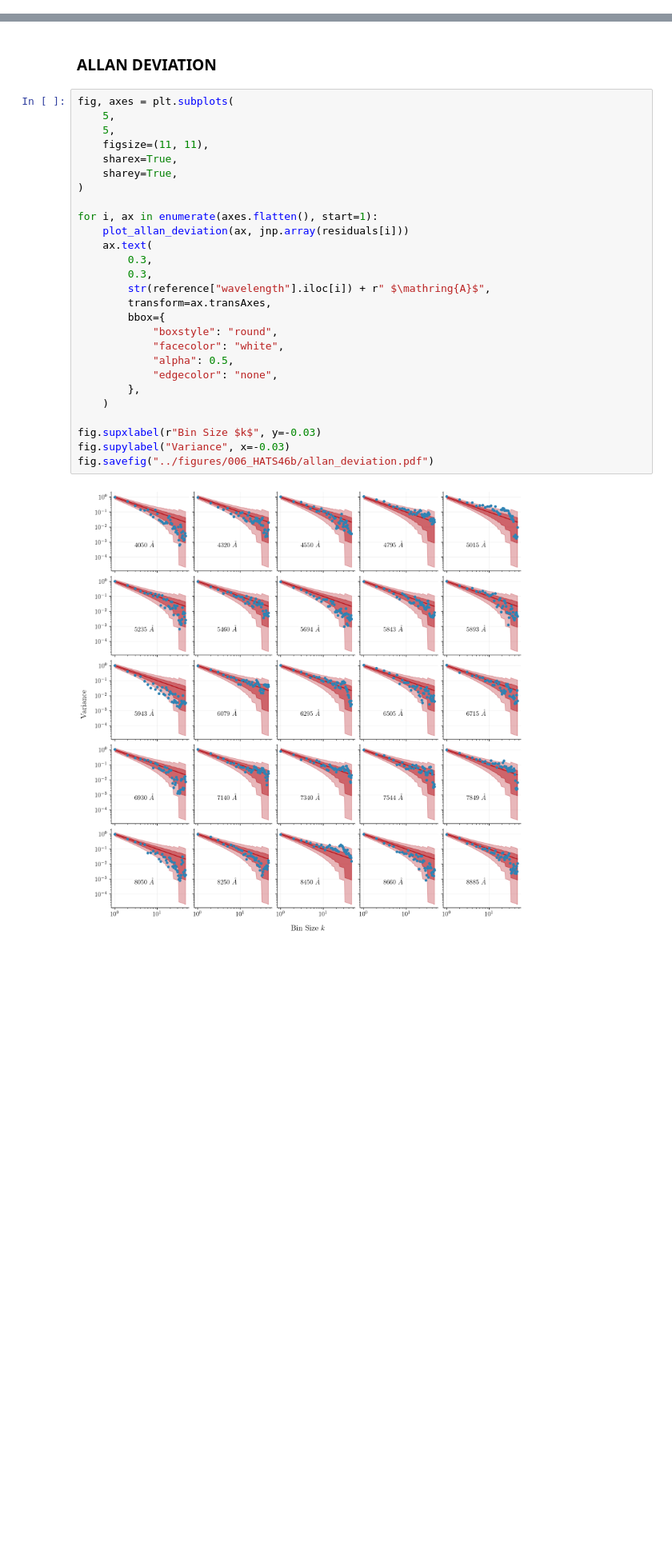
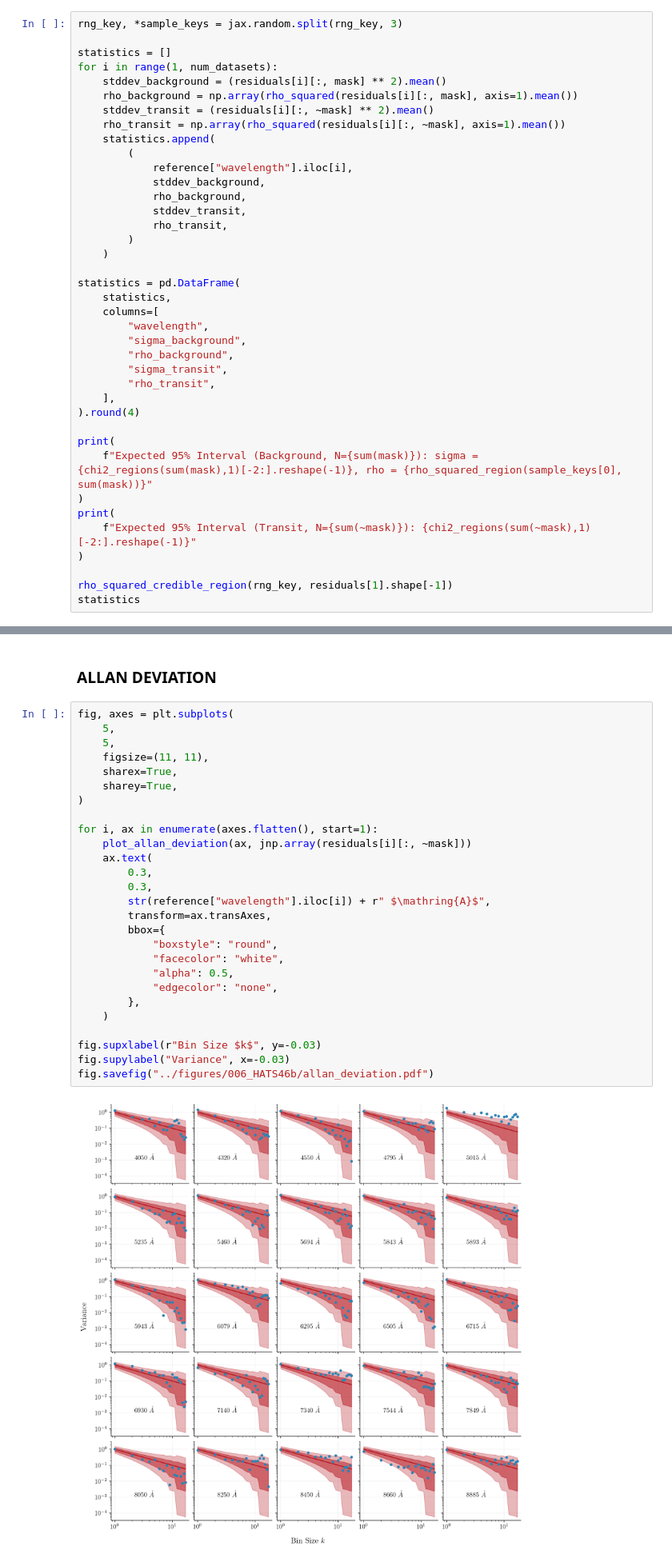
Before and after one commit to ChrisBoettner/gallifrey, a Jupyter notebook: notebooks/006_HATS_46b.ipynb, the cells around one changed output, grey strips where cells are left out. Shown at 80% size. Cells and saved outputs as stored; diff of their text form; blank space fills up the shorter version.

```diff
--- a/notebooks/006_HATS_46b.ipynb
+++ b/notebooks/006_HATS_46b.ipynb
@@ -571,0 +580,39 @@ fig.savefig("../figures/006_HATS46b/light_curves_and_residuals.pdf")
+# %%
+rng_key, *sample_keys = jax.random.split(rng_key, 3)
+
+statistics = []
+for i in range(1, num_datasets):
+    stddev_background = (residuals[i][:, mask] ** 2).mean()
+    rho_background = np.array(rho_squared(residuals[i][:, mask], axis=1).mean())
+    stddev_transit = (residuals[i][:, ~mask] ** 2).mean()
+    rho_transit = np.array(rho_squared(residuals[i][:, ~mask], axis=1).mean())
+    statistics.append(
+        (
+            reference["wavelength"].iloc[i],
+            stddev_background,
+            rho_background,
+            stddev_transit,
+            rho_transit,
+        )
+    )
+
+statistics = pd.DataFrame(
+    statistics,
+    columns=[
+        "wavelength",
+        "sigma_background",
+        "rho_background",
+        "sigma_transit",
+        "rho_transit",
+    ],
+).round(4)
+
+print(
+    f"Expected 95% Interval (Background, N={sum(mask)}): sigma =  {chi2_regions(sum(mask),1)[-2:].reshape(-1)}, rho = {rho_squared_region(sample_keys[0], sum(mask))}"
+)
+print(
+    f"Expected 95% Interval (Transit, N={sum(~mask)}): {chi2_regions(sum(~mask),1)[-2:].reshape(-1)}"
+)
+
+rho_squared_credible_region(rng_key, residuals[1].shape[-1])
+statistics
@@ -574,29 +645,29 @@ fig.savefig("../figures/006_HATS46b/light_curves_and_residuals.pdf")
 # %%
 fig, axes = plt.subplots(
     5,
     5,
     figsize=(11, 11),
     sharex=True,
     sharey=True,
 )
 
 for i, ax in enumerate(axes.flatten(), start=1):
-    plot_allan_deviation(ax, jnp.array(residuals[i]))
+    plot_allan_deviation(ax, jnp.array(residuals[i][:, ~mask]))
     ax.text(
         0.3,
         0.3,
         str(reference["wavelength"].iloc[i]) + r" $\mathring{A}$",
         transform=ax.transAxes,
         bbox={
             "boxstyle": "round",
             "facecolor": "white",
             "alpha": 0.5,
             "edgecolor": "none",
         },
     )
 
 fig.supxlabel(r"Bin Size $k$", y=-0.03)
 fig.supylabel("Variance", x=-0.03)
 fig.savefig("../figures/006_HATS46b/allan_deviation.pdf")
 # %% [output]
-[figure, old version]
+[figure, new version]
```
Also changed, not shown: parts of 6 cells of this notebook, 8 other files.
